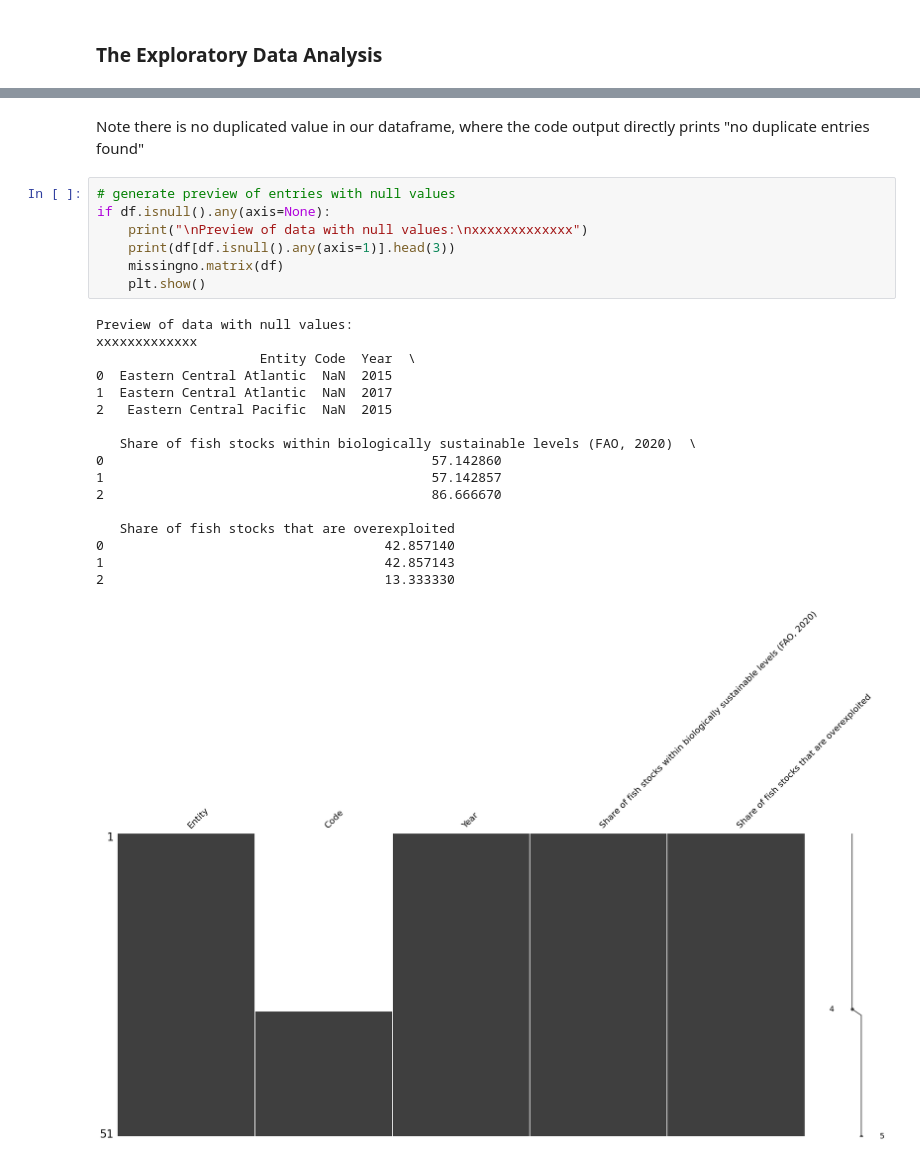
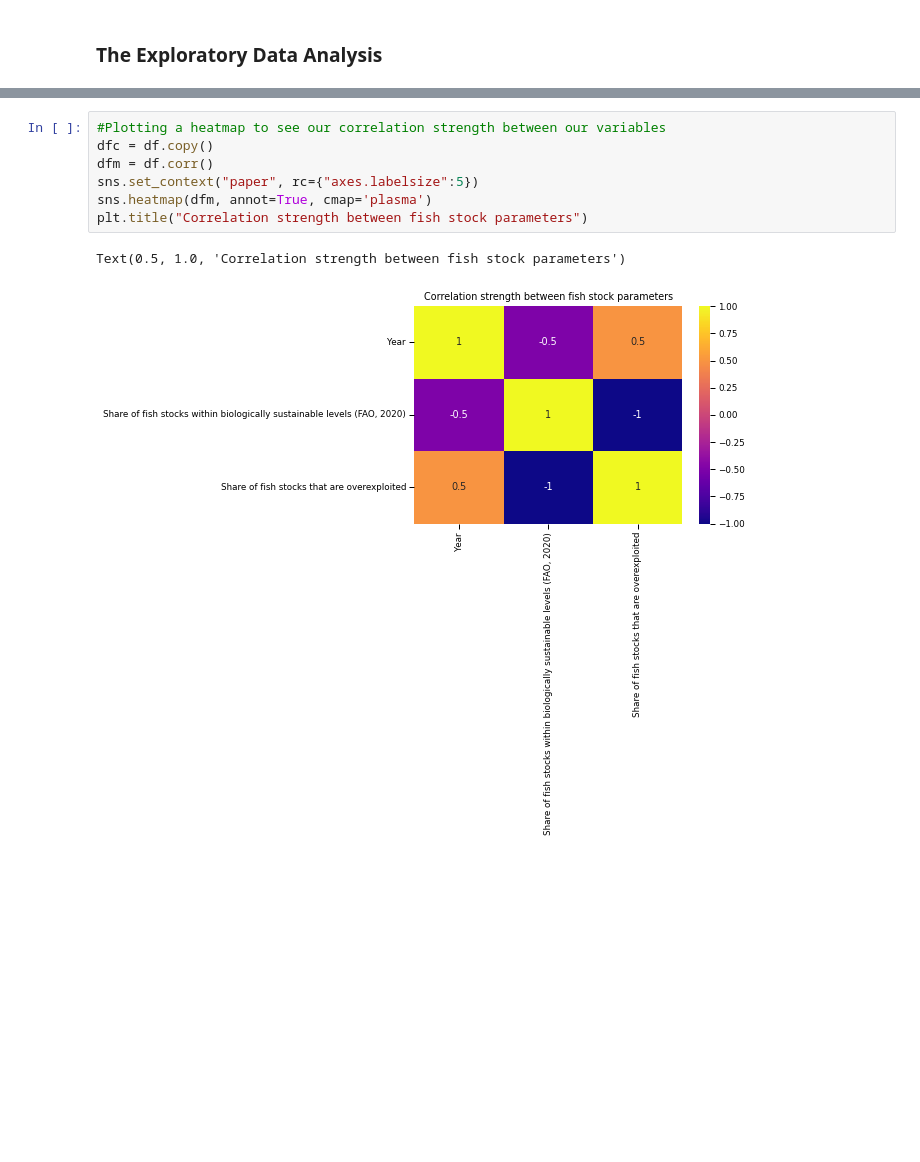
Before and after one commit to ubco-W2022T1-cosc301/project-group34, a Jupyter notebook: notebooks/nick.ipynb, the cells around one changed output, grey strips where cells are left out. Cells and saved outputs as stored; diff of their text form; blank space fills up the shorter version.

```diff
--- a/notebooks/nick.ipynb
+++ b/notebooks/nick.ipynb
@@ -282,27 +125,10 @@ To check time series of numeric data  by daily, monthly and yearly frequency
-# %% [markdown]
-Note there is no duplicated value in our dataframe, where the code output directly prints "no duplicate entries found"
-# %%
-# generate preview of entries with null values
-if df.isnull().any(axis=None):
-    print("\nPreview of data with null values:\nxxxxxxxxxxxxx")
-    print(df[df.isnull().any(axis=1)].head(3))
-    missingno.matrix(df)
-    plt.show()
-# %% [output]
-Preview of data with null values:
-xxxxxxxxxxxxx
-                     Entity Code  Year  \
-0  Eastern Central Atlantic  NaN  2015
-1  Eastern Central Atlantic  NaN  2017
-2   Eastern Central Pacific  NaN  2015
-
-   Share of fish stocks within biologically sustainable levels (FAO, 2020)  \
-0                                          57.142860
-1                                          57.142857
-2                                          86.666670
-
-   Share of fish stocks that are overexploited
-0                                    42.857140
-1                                    42.857143
-2                                    13.333330
-[figure, removed]
+# %%
+#Plotting a heatmap to see our correlation strength between our variables
+dfc = df.copy()
+dfm = df.corr()
+sns.set_context("paper", rc={"axes.labelsize":5})
+sns.heatmap(dfm, annot=True, cmap='plasma')
+plt.title("Correlation strength between fish stock parameters")
+# %% [output]
+Text(0.5, 1.0, 'Correlation strength between fish stock parameters')
+[figure, added]
```
Also changed, not shown: parts of 44 cells of this notebook, 5 other files.
